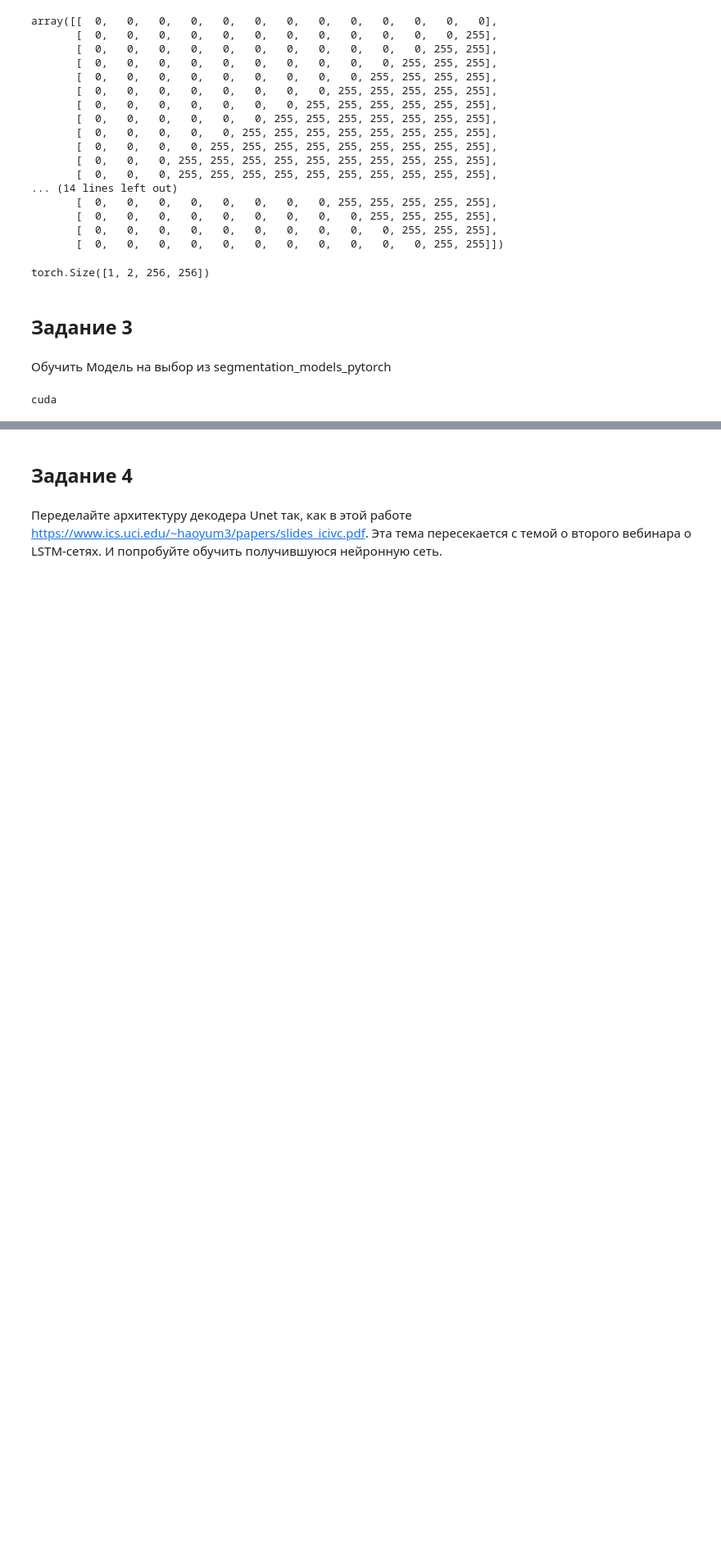
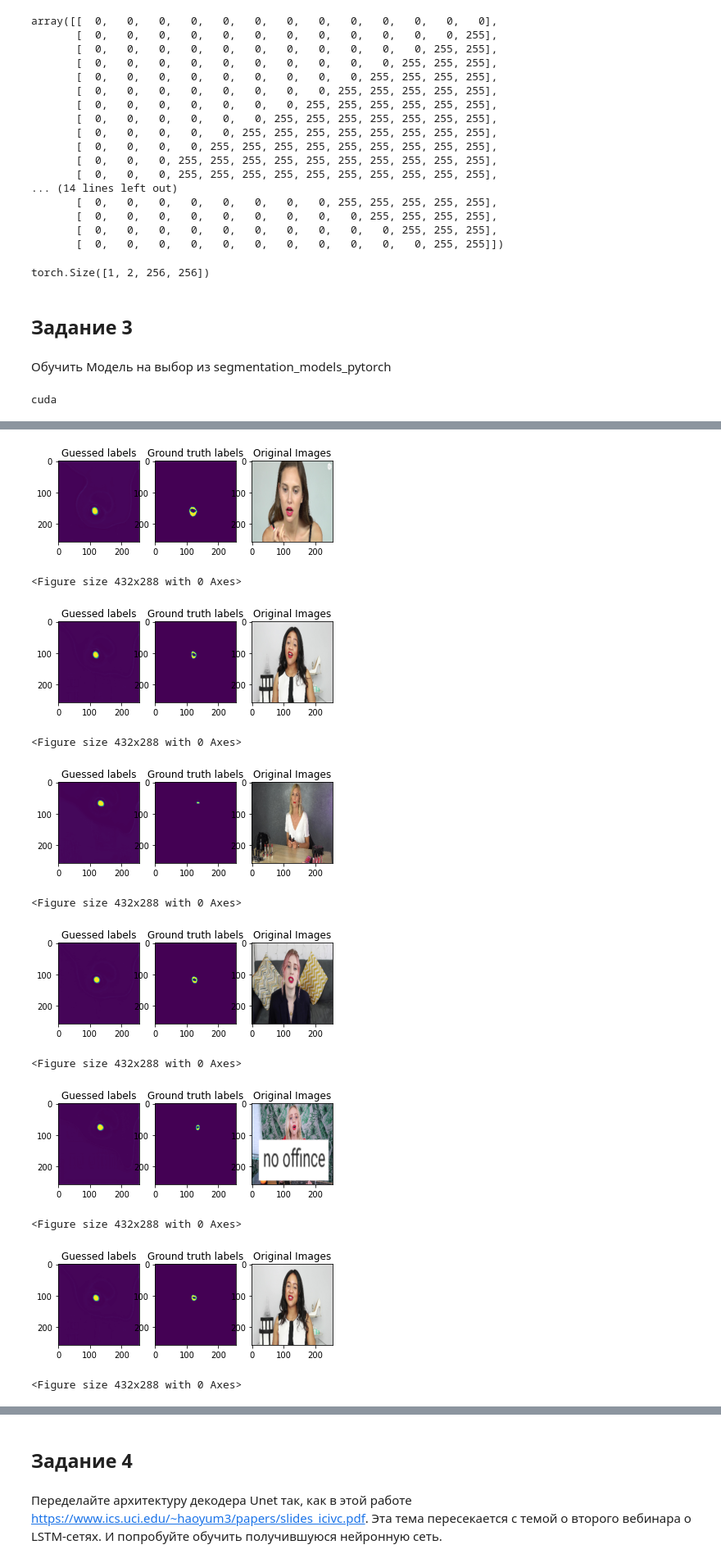
Before and after one commit to VitalyGladyshev/gb_pytorch, a Jupyter notebook: HW_04_Pytorch.ipynb, the cells around one changed output, grey strips where cells are left out. Shown at 82% size. Cells and saved outputs as stored; diff of their text form; code cells hidden in the pictures; blank space fills up the shorter version.

```diff
--- a/HW_04_Pytorch.ipynb
+++ b/HW_04_Pytorch.ipynb
@@ -822,0 +836,38 @@ plt.show()
+# %%
+for i, data in enumerate(valid_data_loader):
+    images, labels = data
+    images = images.to(device)
+    labels = labels.to(device)
+    outputs = net_out(images[0])
+    f, axarr = plt.subplots(1,3)
+
+    # axarr[0].imshow(torch.argmax(outputs[0].detach().cpu().numpy()[1,:,:]))
+    axarr[0].imshow(outputs.squeeze().detach().cpu().numpy()[0,:,:])
+    axarr[0].set_title('Guessed labels')
+
+    axarr[1].imshow(labels[0].detach().cpu().numpy()[0,0,:,:])
+    axarr[1].set_title('Ground truth labels')
+
+    original = images[0][0,:,:,:].cpu()
+    original = original.permute(1, 2, 0)
+    original = original.numpy()
+    original = np.clip(original, 0, 1)
+    axarr[2].imshow(original)
+    axarr[2].set_title('Original Images')
+    plt.show()
+    plt.gcf().show()
+    if i>5:
+        break
+# %% [output]
+[figure, added]
+<Figure size 432x288 with 0 Axes>
+[figure, added]
+<Figure size 432x288 with 0 Axes>
+[figure, added]
+<Figure size 432x288 with 0 Axes>
+[figure, added]
+<Figure size 432x288 with 0 Axes>
+[figure, added]
+<Figure size 432x288 with 0 Axes>
+[figure, added]
+<Figure size 432x288 with 0 Axes>
```
Also changed, not shown: parts of 12 cells of this notebook.
